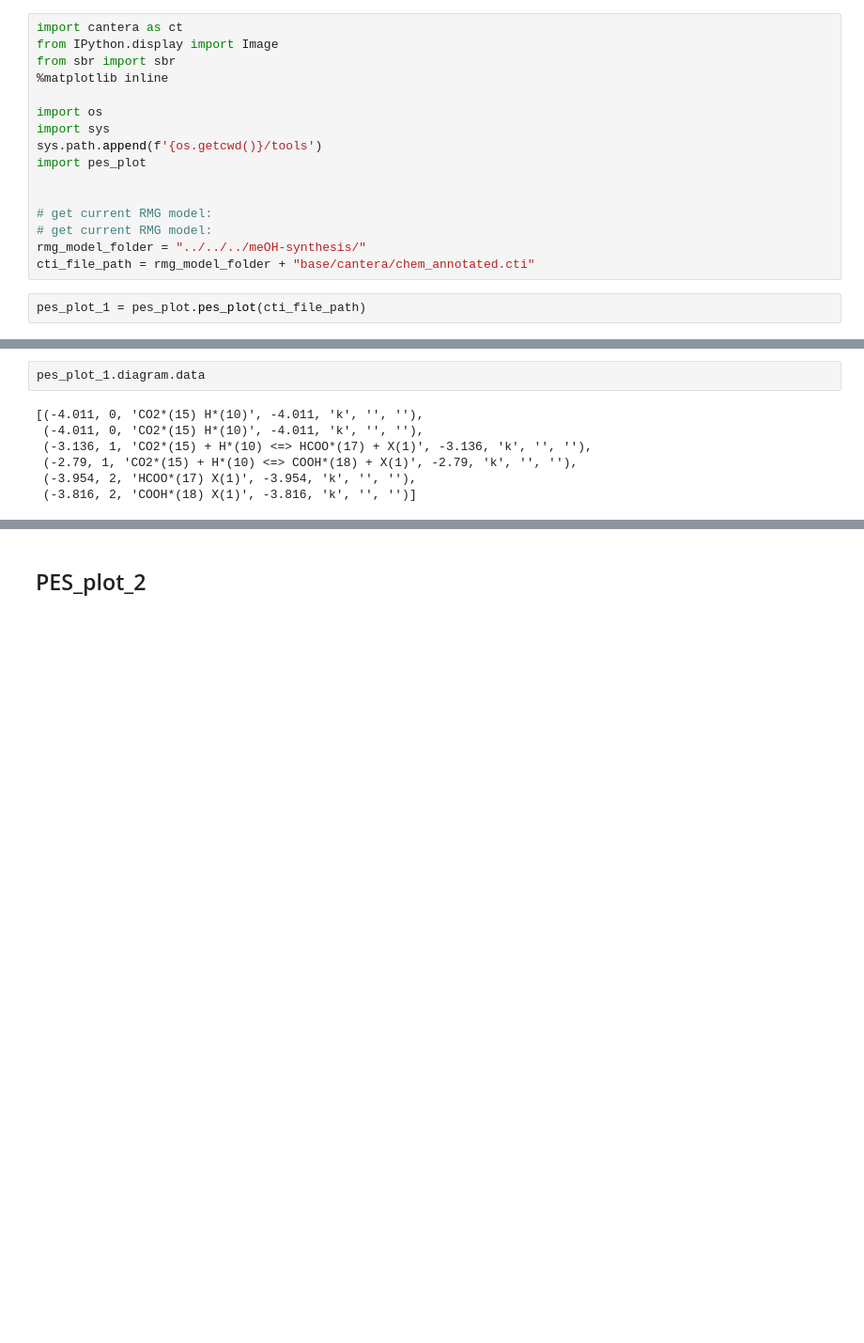
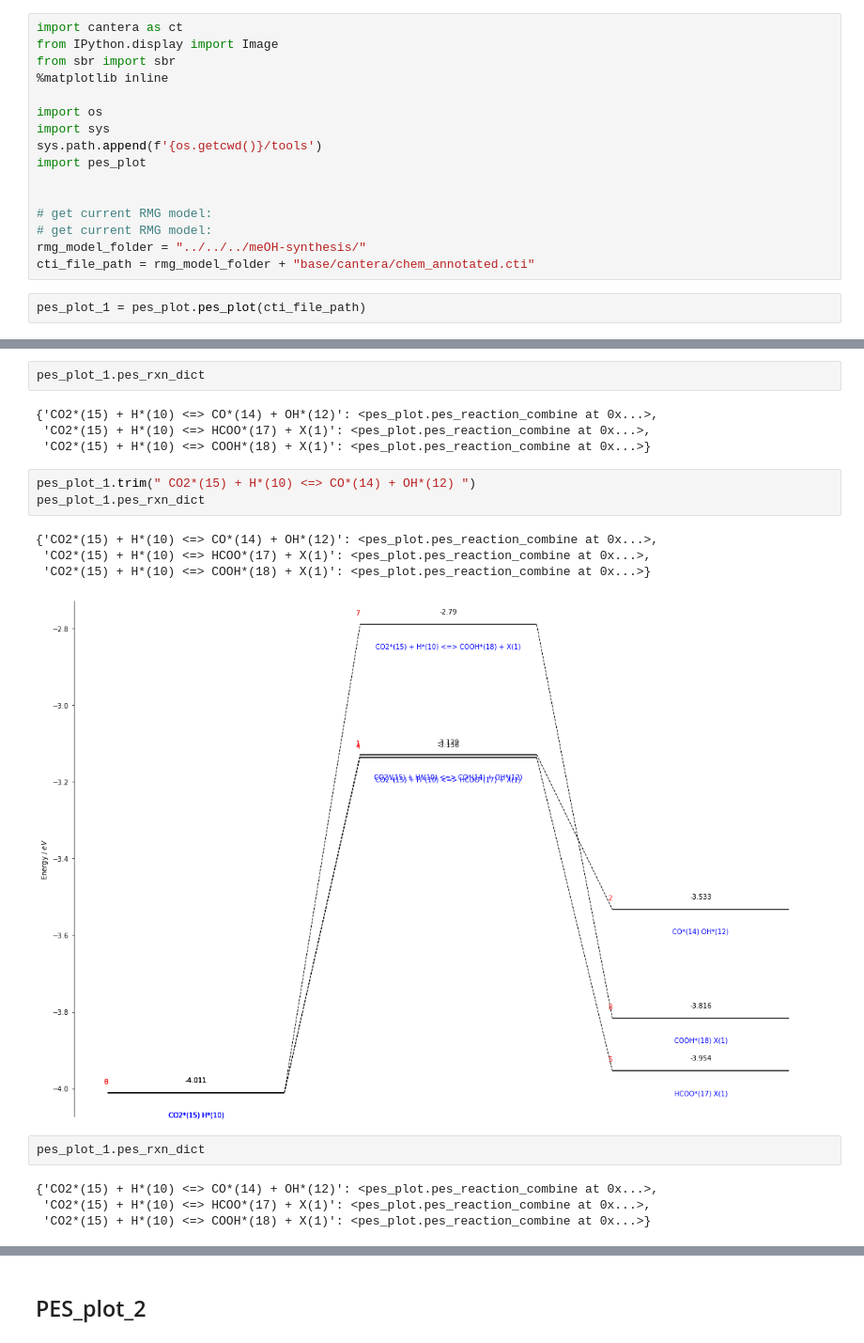
Before and after one commit to comocheng/meOH-analysis, a Jupyter notebook: cantera_simulations/RMG_model_analysis/_01_RMG_model_checker_notebook.ipynb, the cells around one changed output, grey strips where cells are left out. Shown at 94% size. Cells and saved outputs as stored; diff of their text form; blank space fills up the shorter version.

```diff
--- a/cantera_simulations/RMG_model_analysis/_01_RMG_model_checker_notebook.ipynb
+++ b/cantera_simulations/RMG_model_analysis/_01_RMG_model_checker_notebook.ipynb
@@ -60,12 +56,23 @@ CO2*(15) + H*(10) <=> COOH*(18) + X(1) -2.789866776647796
-# %%
-pes_plot_1.diagram.data
-# %% [output]
-[(-4.011, 0, 'CO2*(15) H*(10)', -4.011, 'k', '', ''),
- (-4.011, 0, 'CO2*(15) H*(10)', -4.011, 'k', '', ''),
- (-3.136, 1, 'CO2*(15) + H*(10) <=> HCOO*(17) + X(1)', -3.136, 'k', '', ''),
- (-2.79, 1, 'CO2*(15) + H*(10) <=> COOH*(18) + X(1)', -2.79, 'k', '', ''),
- (-3.954, 2, 'HCOO*(17) X(1)', -3.954, 'k', '', ''),
- (-3.816, 2, 'COOH*(18) X(1)', -3.816, 'k', '', '')]
+# %%
+pes_plot_1.pes_rxn_dict
+# %% [output]
+{'CO2*(15) + H*(10) <=> CO*(14) + OH*(12)': <pes_plot.pes_reaction_combine at 0x...>,
+ 'CO2*(15) + H*(10) <=> HCOO*(17) + X(1)': <pes_plot.pes_reaction_combine at 0x...>,
+ 'CO2*(15) + H*(10) <=> COOH*(18) + X(1)': <pes_plot.pes_reaction_combine at 0x...>}
+# %%
+pes_plot_1.trim(" CO2*(15) + H*(10) <=> CO*(14) + OH*(12) ")
+pes_plot_1.pes_rxn_dict
+# %% [output]
+{'CO2*(15) + H*(10) <=> CO*(14) + OH*(12)': <pes_plot.pes_reaction_combine at 0x...>,
+ 'CO2*(15) + H*(10) <=> HCOO*(17) + X(1)': <pes_plot.pes_reaction_combine at 0x...>,
+ 'CO2*(15) + H*(10) <=> COOH*(18) + X(1)': <pes_plot.pes_reaction_combine at 0x...>}
+[figure, added]
+# %%
+pes_plot_1.pes_rxn_dict
+# %% [output]
+{'CO2*(15) + H*(10) <=> CO*(14) + OH*(12)': <pes_plot.pes_reaction_combine at 0x...>,
+ 'CO2*(15) + H*(10) <=> HCOO*(17) + X(1)': <pes_plot.pes_reaction_combine at 0x...>,
+ 'CO2*(15) + H*(10) <=> COOH*(18) + X(1)': <pes_plot.pes_reaction_combine at 0x...>}
 # %%
 pes_plot_1.add_next_reaction(
     ["HCOO*(17)","X(1)"],
```
Also changed, not shown: parts of 25 cells of this notebook, 8 other files.
